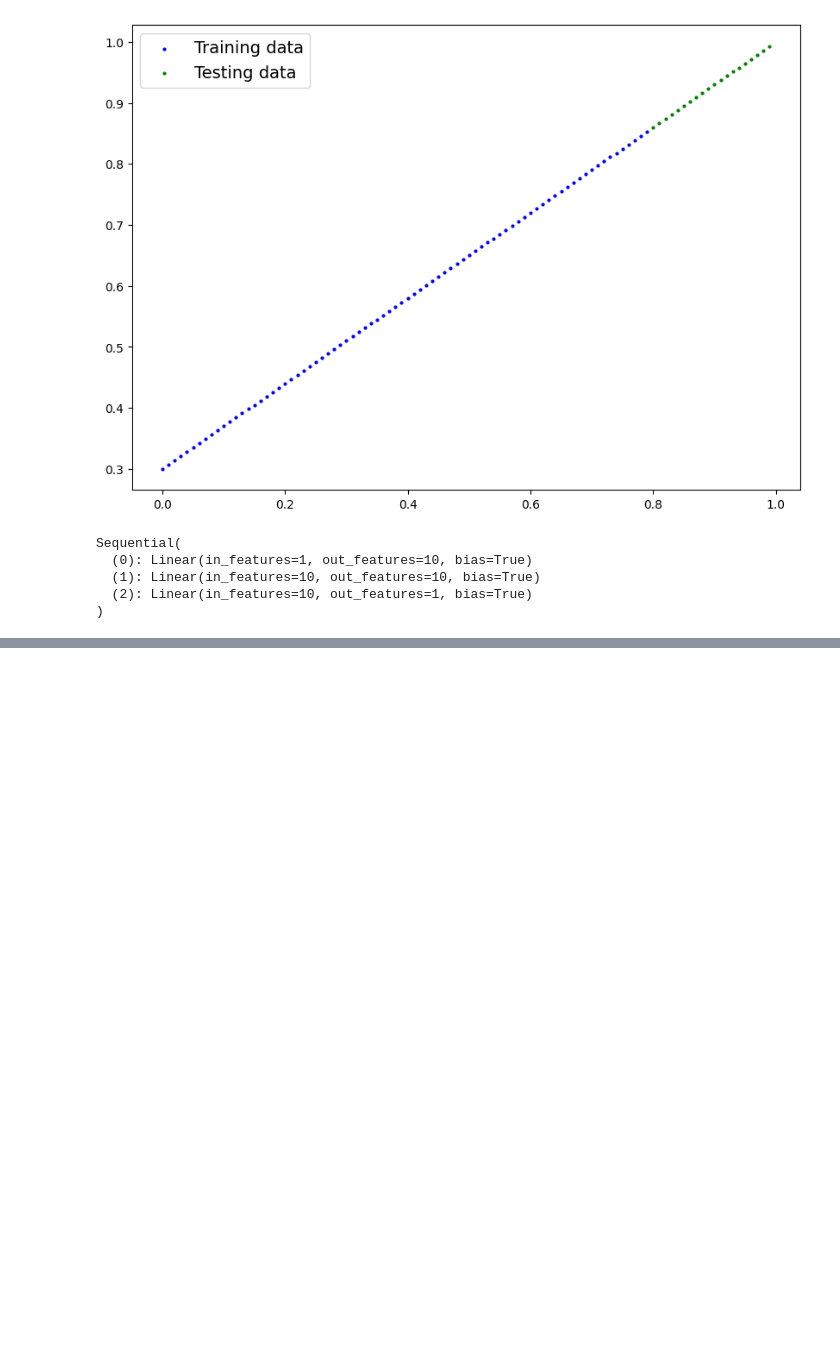
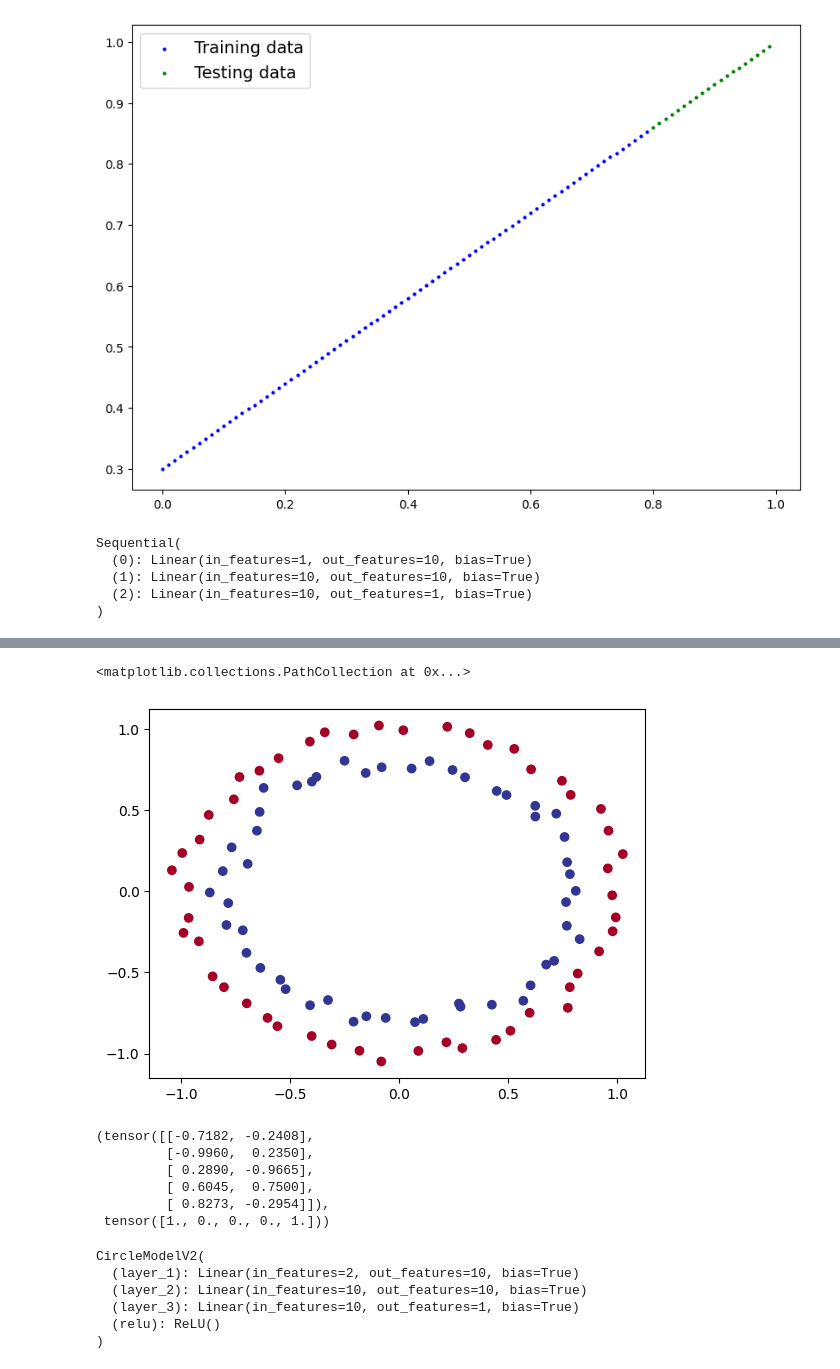
Before and after one commit to SaFaUU/PyTorch_for_DL, a Jupyter notebook: 02_pytorch_classifcation.ipynb, the cells around one changed output, grey strips where cells are left out. Drawn from its saved outputs; the diff is of its cells as text; code cells hidden in the pictures; blank space fills up the shorter version.

Commit message:
Non Linear Layers

```diff
--- a/02_pytorch_classifcation.ipynb
+++ b/02_pytorch_classifcation.ipynb
@@ -536,0 +546,29 @@ Epoch: 900 | Loss: 0.0064 | Accuracy: 0.0000 | Test Loss: 0.0012 | Test Accuracy
+# %%
+import matplotlib.pyplot as plt
+from sklearn.datasets import make_circles
+
+n_samples = 100
+
+X, y = make_circles(n_samples=n_samples, noise=0.03, random_state=42)
+
+plt.scatter(X[:, 0], X[:, 1], c=y, cmap=plt.cm.RdYlBu)
+# %% [output]
+<matplotlib.collections.PathCollection at 0x...>
+[figure, added]
+# %%
+import torch
+from sklearn.model_selection import train_test_split
+
+X = torch.from_numpy(X).type(torch.float)
+y = torch.from_numpy(y).type(torch.float)
+
+X_train, X_test, y_train, y_test = train_test_split(X, y, test_size=0.2, random_state=42)
+
+X_train[:5], y_train[:5]
+# %% [output]
+(tensor([[-0.7182, -0.2408],
+         [-0.9960,  0.2350],
+         [ 0.2890, -0.9665],
+         [ 0.6045,  0.7500],
+         [ 0.8273, -0.2954]]),
+ tensor([1., 0., 0., 0., 1.]))
@@ -536,0 +577,23 @@ Epoch: 900 | Loss: 0.0064 | Accuracy: 0.0000 | Test Loss: 0.0012 | Test Accuracy
+# %%
+from torch import nn
+class CircleModelV2(nn.Module):
+    def __init__(self):
+        super().__init__()
+        self.layer_1 = nn.Linear(in_features=2, out_features=10)
+        self.layer_2 = nn.Linear(in_features=10, out_features=10)
+        self.layer_3 = nn.Linear(in_features=10, out_features=1)
+        self.relu = nn.ReLU()
+
+    def forward(self, x):
+        return self.layer_3(self.relu(self.layer_2(self.relu(self.layer_1(x)))))
+
+
+model_3 = CircleModelV2().to(device=device)
+model_3
+# %% [output]
+CircleModelV2(
+  (layer_1): Linear(in_features=2, out_features=10, bias=True)
+  (layer_2): Linear(in_features=10, out_features=10, bias=True)
+  (layer_3): Linear(in_features=10, out_features=1, bias=True)
+  (relu): ReLU()
+)
```
Also changed, not shown: parts of 17 cells of this notebook.
